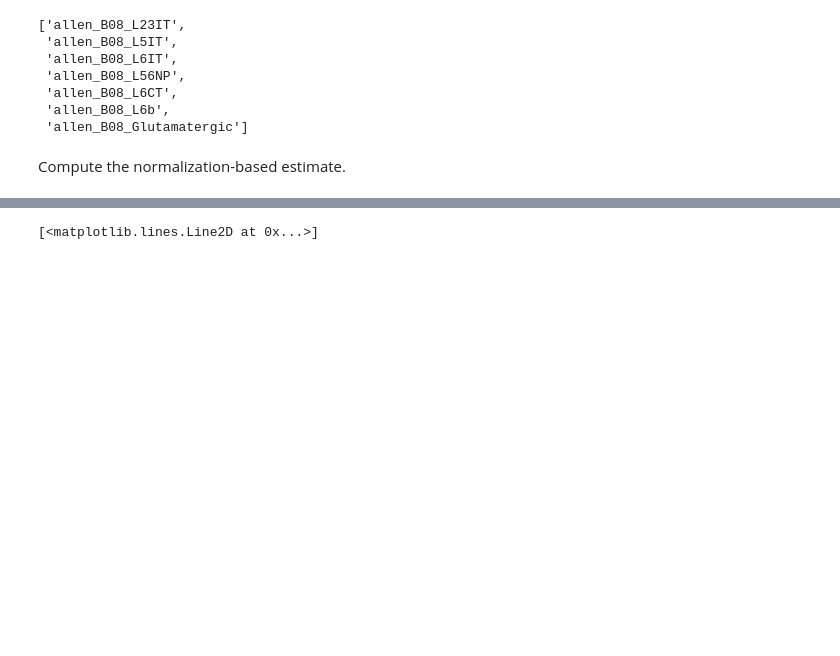
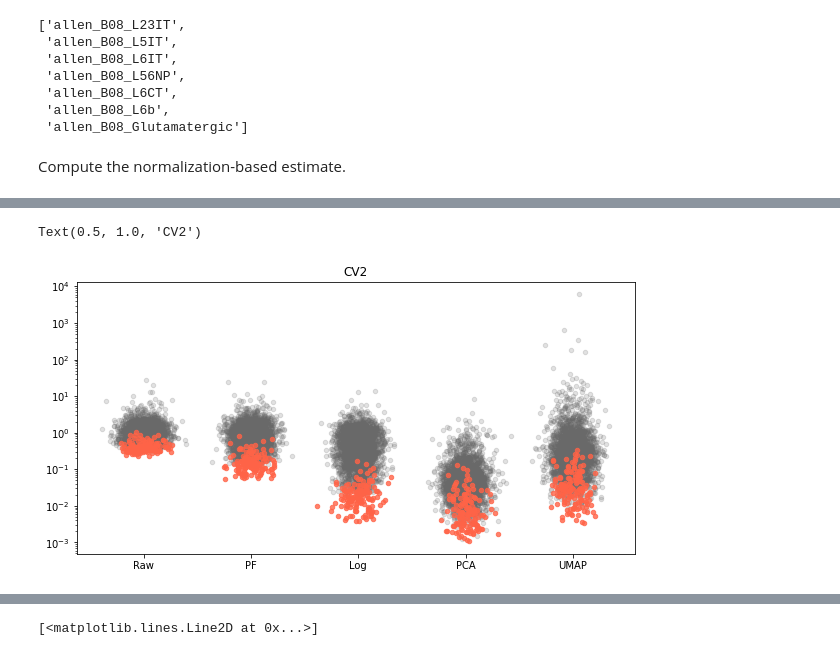
Before and after one commit to pachterlab/monod_examples, a Jupyter notebook: manuscript_computation/gg220602_allen_cellsubtypes_norm.ipynb, the cells around one changed output, grey strips where cells are left out. Cells and saved outputs as stored; diff of their text form; code cells hidden in the pictures; blank space fills up the shorter version.

```diff
--- a/manuscript_computation/gg220602_allen_cellsubtypes_norm.ipynb
+++ b/manuscript_computation/gg220602_allen_cellsubtypes_norm.ipynb
@@ -73,0 +91,44 @@ Snorm_nolog = monod.extract_data.normalize_count_matrix(S, sizefactor='pf', logn
+# %%
+which_variance_measure = 'CV2'
+# which_variance_measure = 'var'
+# which_variance_measure = 'Fano'
+if which_variance_measure == 'CV2':
+    var_fun = lambda X: X.var(1) / (X.mean(1)**2)
+elif which_variance_measure == 'var':
+    var_fun = lambda X: X.var(1)
+elif which_variance_measure == 'Fano':
+    var_fun = lambda X: X.var(1) / (X.mean(1))
+# %%
+var_S = var_fun(S)
+var_S_norm_nolog = var_fun(S_norm_nolog)
+var_S_norm = var_fun(S_norm)
+var_S_pca = var_fun(S_pca)
+var_S_umap = var_fun(S_umap)
+# %%
+variances = np.asarray([var_S,var_S_norm_nolog,var_S_norm,var_S_pca,var_S_umap])
+# %%
+n_genes = 3000
+var_total = sd_arr[-1].layers[1].var(1)
+mean_total = sd_arr[-1].layers[1].mean(1)
+
+subtype_means = np.asarray([x.layers[1].mean(1) for x in sd_arr[:-1]])
+n_cells = np.asarray([x.n_cells for x in sd_arr[:-1]])
+n_cells = n_cells/(n_cells.sum())
+
+var_of_means = (((subtype_means-mean_total)**2) * n_cells[:,None]).sum(0)
+
+f_modelfree = var_of_means/var_total
+q = np.quantile(mean_total,0.95)
+gf = mean_total<q
+# %%
+fig1,ax1 = plt.subplots(1,1,figsize=(10,5))
+for k in range(5):
+    xlocs = k+np.random.randn(n_genes)/10
+    ax1.scatter(xlocs[gf],variances[k][gf],20,'dimgrey',alpha=0.2)
+    ax1.scatter(xlocs[~gf],variances[k][~gf],20,'tomato',alpha=0.8)
+ax1.set_yscale('log')
+ax1.set_xticks(np.arange(5),['Raw','PF','Log','PCA','UMAP'])
+ax1.set_title(which_variance_measure)
+# %% [output]
+Text(0.5, 1.0, 'CV2')
+[figure, added]
```
Also changed, not shown: parts of 15 cells of this notebook, 1 other file.
